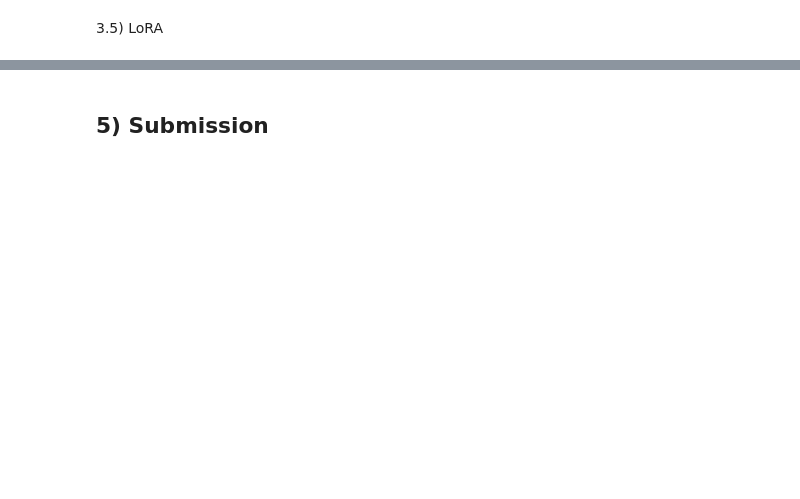
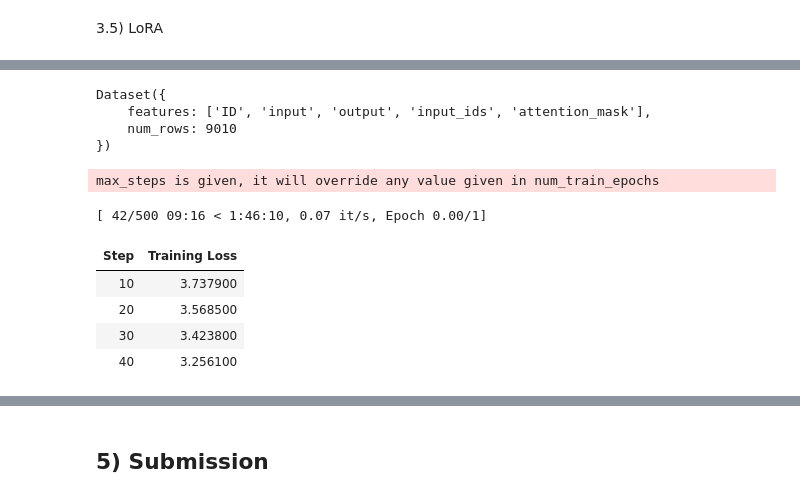
Before and after one commit to sai040318/dacon-nandok-pratice, a Jupyter notebook: baseline.ipynb, the cells around one changed output, grey strips where cells are left out. Cells and saved outputs as stored; diff of their text form; code cells hidden in the pictures; blank space fills up the shorter version.

Commit message:
generate_and_tokenize_prompt() 기존으로 수정, wandb 비활성화

```diff
--- a/baseline.ipynb
+++ b/baseline.ipynb
@@ -148,37 +202,9 @@ def formatting_func(example):
     input: {example['input']}\noutput: {example['output']}
     """
     return prompt
-# %%
-def generate_and_tokenize_prompt(ex, max_length=512):
-    prompt = formatting_func(ex)
-    full_text = prompt + ex["output"] + tokenizer.eos_token
-
-
-    tokenized = tokenizer(
-        full_text,
-        truncation=True,
-        max_length=max_length,
-        padding="max_length"
-    )
-
-
-    labels = tokenized["input_ids"].copy()
-
-
-    prompt_ids = tokenizer(
-        prompt,
-        truncation=True,
-        max_length=max_length
-    )["input_ids"]
-    prompt_len = len(prompt_ids)
-
-
-    labels[:prompt_len] = [-100] * prompt_len
-
-
-    tokenized["labels"] = labels
-
-    return tokenized
+# %%
+def generate_and_tokenize_prompt(prompt):
+    return tokenizer(formatting_func(prompt), padding=False, truncation=False)
 # %%
 dataset = load_dataset("csv", data_files=data_path+'train.csv')
 full_dataset = dataset["train"]
@@ -201,3 +237,8 @@ tokenized_train_dataset = train_dataset.map(generate_and_tokenize_prompt)
 tokenized_val_dataset = eval_dataset.map(generate_and_tokenize_prompt)
 # %%
 print(tokenized_train_dataset)
+# %% [output]
+Dataset({
+    features: ['ID', 'input', 'output', 'input_ids', 'attention_mask'],
+    num_rows: 9010
+})
@@ -210,36 +251,45 @@ torch.cuda.empty_cache()
 project = "lora"
 run_name = model_id + "-" + project
 output_dir = "./" + run_name
 
 training_args = TrainingArguments(
     output_dir="./lora_test",
-    per_device_train_batch_size=2,
-    per_device_eval_batch_size=1,
+    per_device_train_batch_size=1,
+    #per_device_eval_batch_size=1,
     gradient_accumulation_steps=1,
     #num_train_epochs = 1,
-    max_steps = 1000,
+    max_steps = 500,
     learning_rate=2e-5,
     bf16=True,
-    logging_steps=1,
+    logging_steps=10,
+    report_to="none",
     save_strategy="no",
 )
 
 data_collator = DataCollatorForLanguageModeling(tokenizer, mlm=False)
 
 trainer = Trainer(
-    model=model,  # LoRA + 4-bit 적용 모델
+    model=model,
     args=training_args,
     train_dataset=tokenized_train_dataset,
     eval_dataset=tokenized_val_dataset,
     data_collator=data_collator
 )
 
 model.config.use_cache = False
 trainer.train()
 
 print(f"✅ 학습 완료")
 
 lora_output_dir = "./" + run_name + "_lora"
 model.save_pretrained(lora_output_dir)
 print(f"✅ LoRA weights 저장완료 ({lora_output_dir})")
+# %% [output]
+max_steps is given, it will override any value given in num_train_epochs
+[ 42/500 09:16 < 1:46:10, 0.07 it/s, Epoch 0.00/1]
+| Step | Training Loss |
+| 10 | 3.737900 |
+| 20 | 3.568500 |
+| 30 | 3.423800 |
+| 40 | 3.256100 |
 # %%
```
Also changed, not shown: parts of 14 cells of this notebook.
